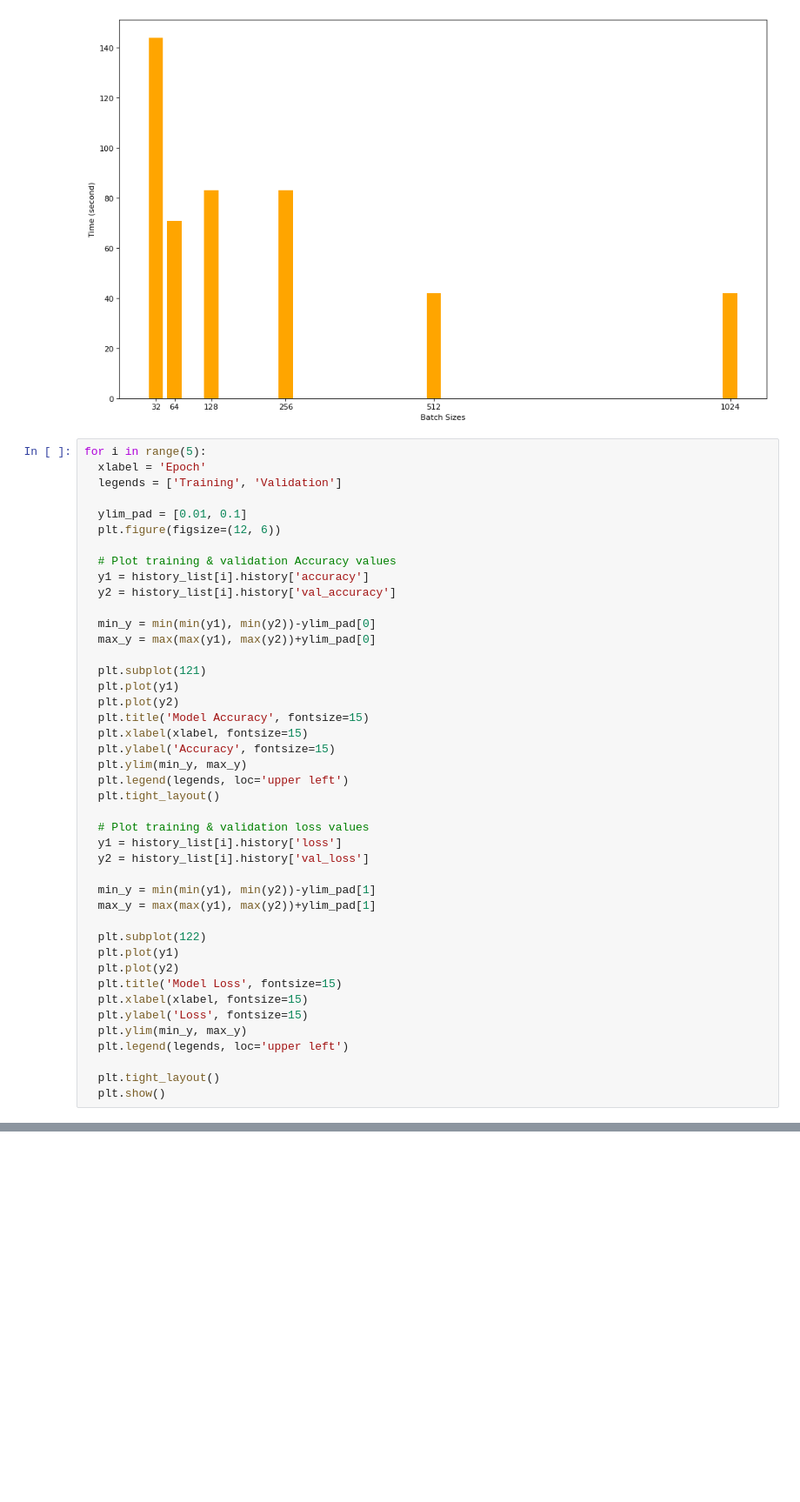
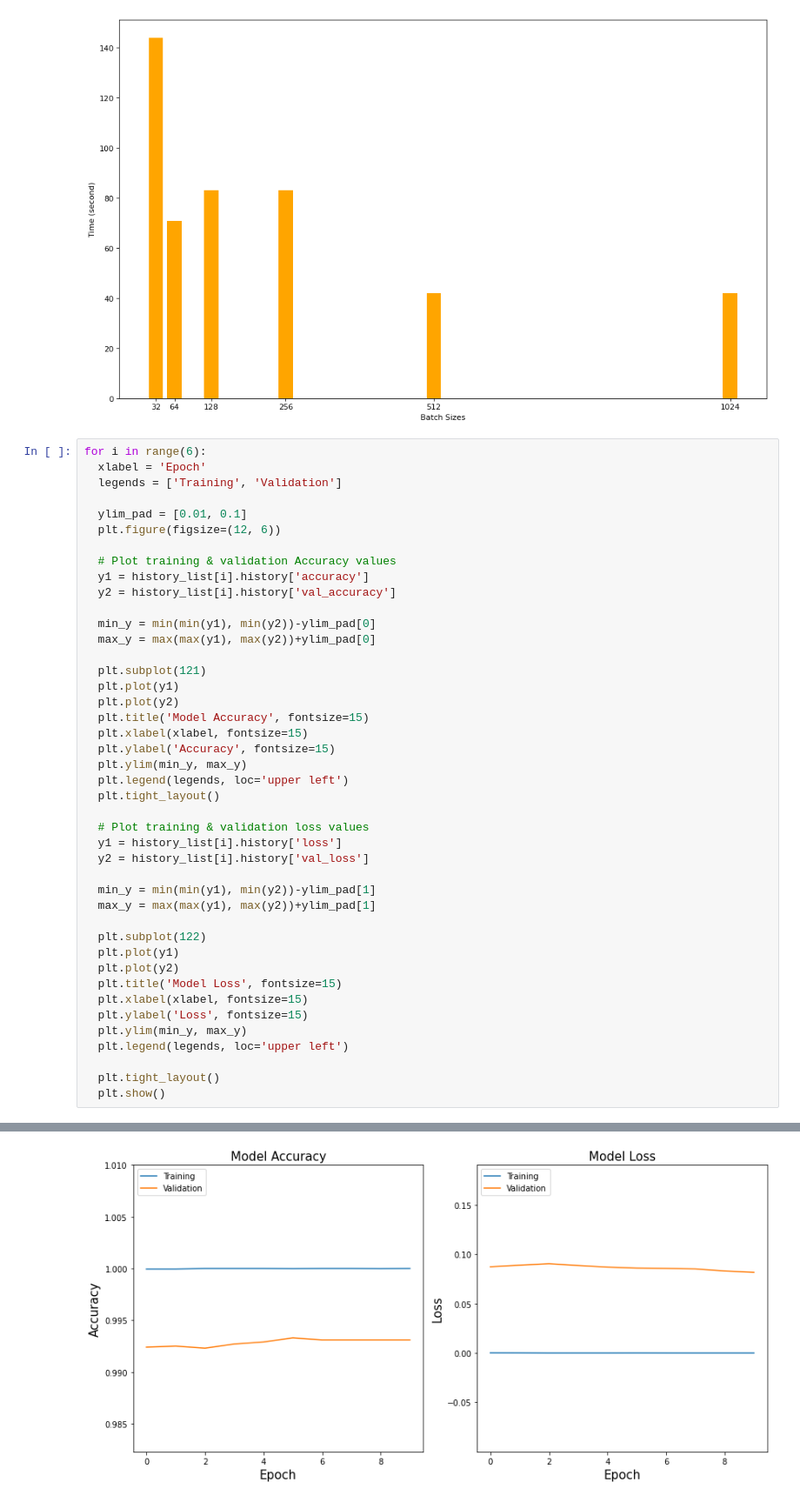
Before and after one commit to olcansatir/BEBKA-CEV-Data-Scientist-Bootcamp, a Jupyter notebook: Week10_AlperenHoca/mnist_CNN.ipynb, the cells around one changed output, grey strips where cells are left out. Shown at 87% size. Saved outputs shown, nothing was run; the diff lists cells and outputs as text; blank space fills up the shorter version.

```diff
--- a/Week10_AlperenHoca/mnist_CNN.ipynb
+++ b/Week10_AlperenHoca/mnist_CNN.ipynb
@@ -298,7 +298,7 @@ plt.show()
 # %% [output]
 [figure]
 # %%
-for i in range(5):
+for i in range(6):
   xlabel = 'Epoch'
   legends = ['Training', 'Validation']
 
@@ -319,30 +319,31 @@ for i in range(5):
   plt.xlabel(xlabel, fontsize=15)
   plt.ylabel('Accuracy', fontsize=15)
   plt.ylim(min_y, max_y)
   plt.legend(legends, loc='upper left')
   plt.tight_layout()
 
   # Plot training & validation loss values
   y1 = history_list[i].history['loss']
   y2 = history_list[i].history['val_loss']
 
   min_y = min(min(y1), min(y2))-ylim_pad[1]
   max_y = max(max(y1), max(y2))+ylim_pad[1]
 
   plt.subplot(122)
   plt.plot(y1)
   plt.plot(y2)
   plt.title('Model Loss', fontsize=15)
   plt.xlabel(xlabel, fontsize=15)
   plt.ylabel('Loss', fontsize=15)
   plt.ylim(min_y, max_y)
   plt.legend(legends, loc='upper left')
 
   plt.tight_layout()
   plt.show()
 # %% [output]
 [figure]
 [figure]
 [figure]
 [figure]
 [figure]
+[figure, added]
```
